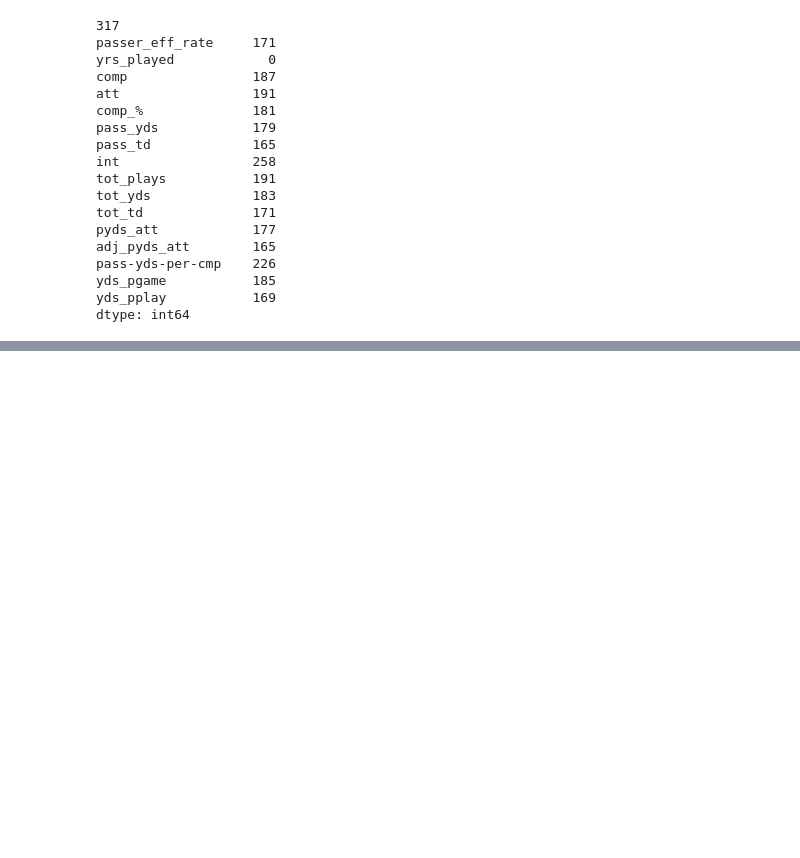
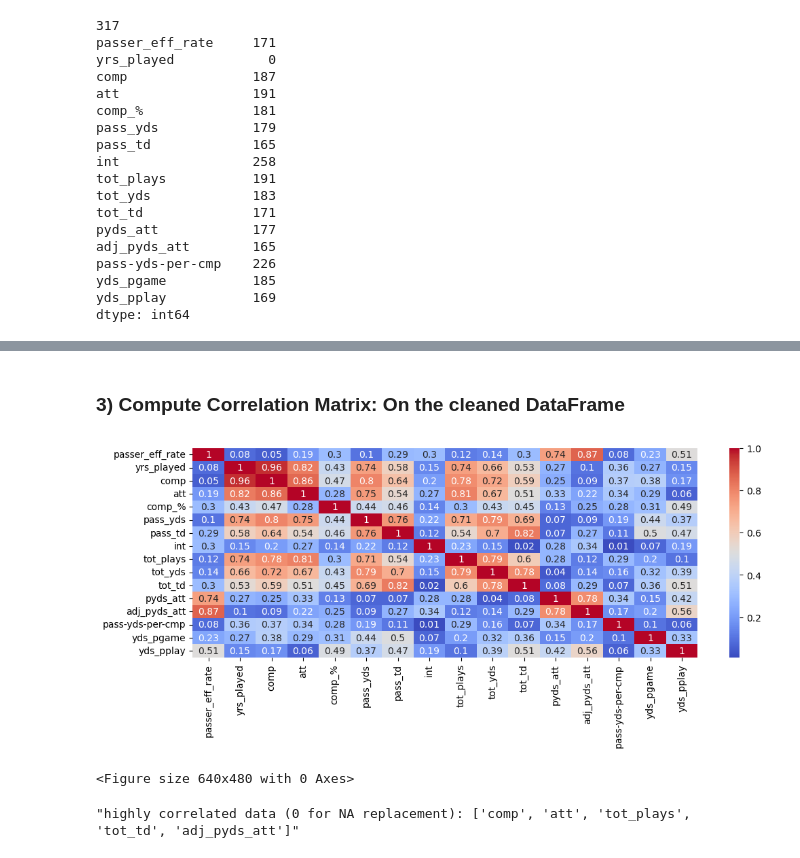
Before and after one commit to willablackmon/nfl_quarterback_draft, a Jupyter notebook: Modeling/cfb_nfl_stat_study.ipynb, the cells around one changed output, grey strips where cells are left out. Drawn from its saved outputs; the diff is of its cells as text; code cells hidden in the pictures; blank space fills up the shorter version.

```diff
--- a/Modeling/cfb_nfl_stat_study.ipynb
+++ b/Modeling/cfb_nfl_stat_study.ipynb
@@ -190,0 +233,2 @@ X0_test_scaled = X0_scaler.transform(X0_test)
+# %% [markdown]
+### 3) Compute Correlation Matrix: On the cleaned DataFrame
@@ -190,0 +239,20 @@ X0_test_scaled = X0_scaler.transform(X0_test)
+# %%
+# Calculate correlation matrix of X data (0 for NA replacement):
+X0_corr_matrix = X0.corr().abs().round(2)
+
+# Plot heatmaps
+plt.figure(figsize=(12, 4))  # Adjust the width and height as needed
+sns.heatmap(X0_corr_matrix, annot=True, cmap='coolwarm')
+f = plt.figure()
+plt.show()
+
+# Select upper triangle of correlation matrix
+upper = X0_corr_matrix.where(np.triu(np.ones(X0_corr_matrix.shape), k=1).astype(bool))
+
+# Find features with correlation greater than 0.8
+high_corr = [column for column in upper.columns if any(upper[column] > 0.8)]
+display(f'highly correlated data (0 for NA replacement): {high_corr}')
+# %% [output]
+[figure, added]
+<Figure size 640x480 with 0 Axes>
+"highly correlated data (0 for NA replacement): ['comp', 'att', 'tot_plays', 'tot_td', 'adj_pyds_att']"
```
Also changed, not shown: parts of 30 cells of this notebook, 3 other files.
